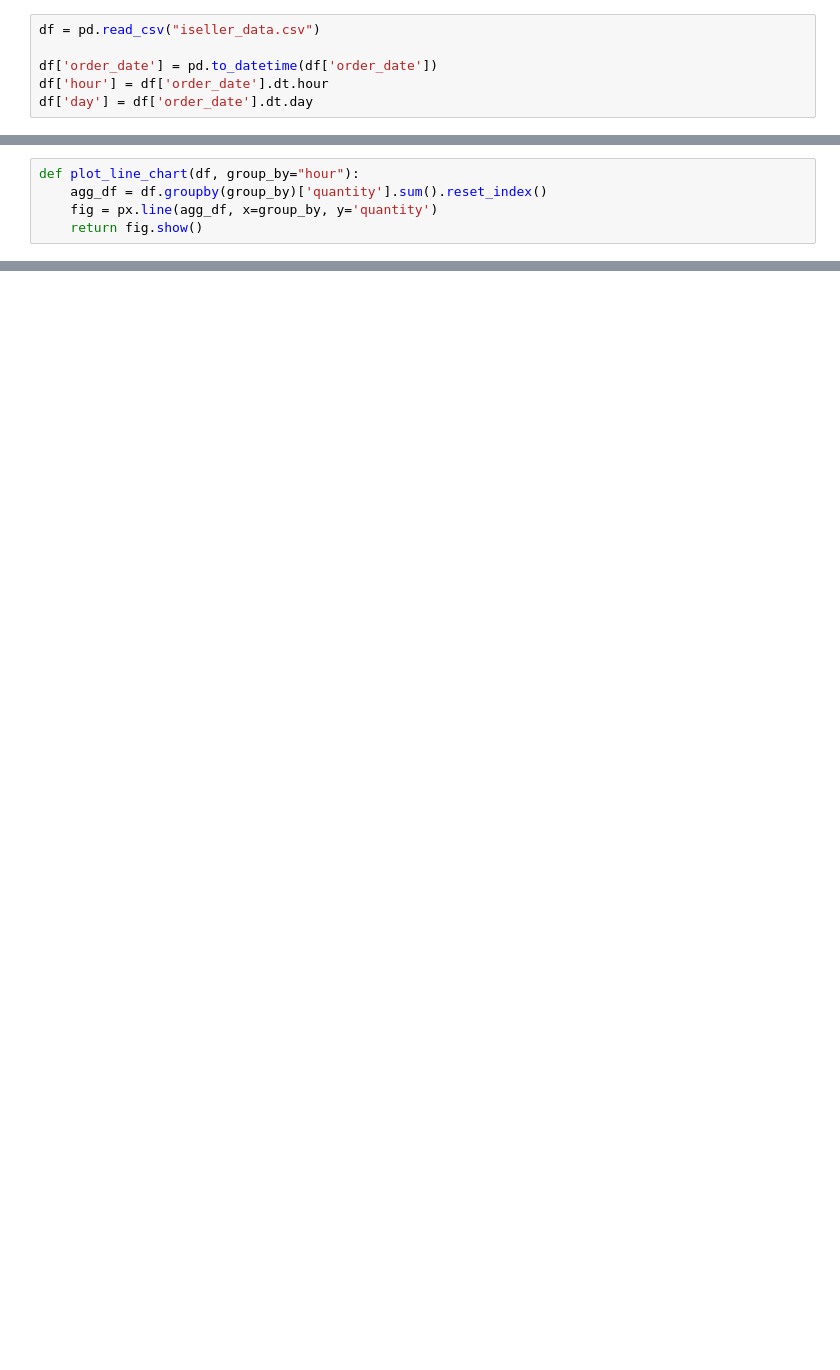
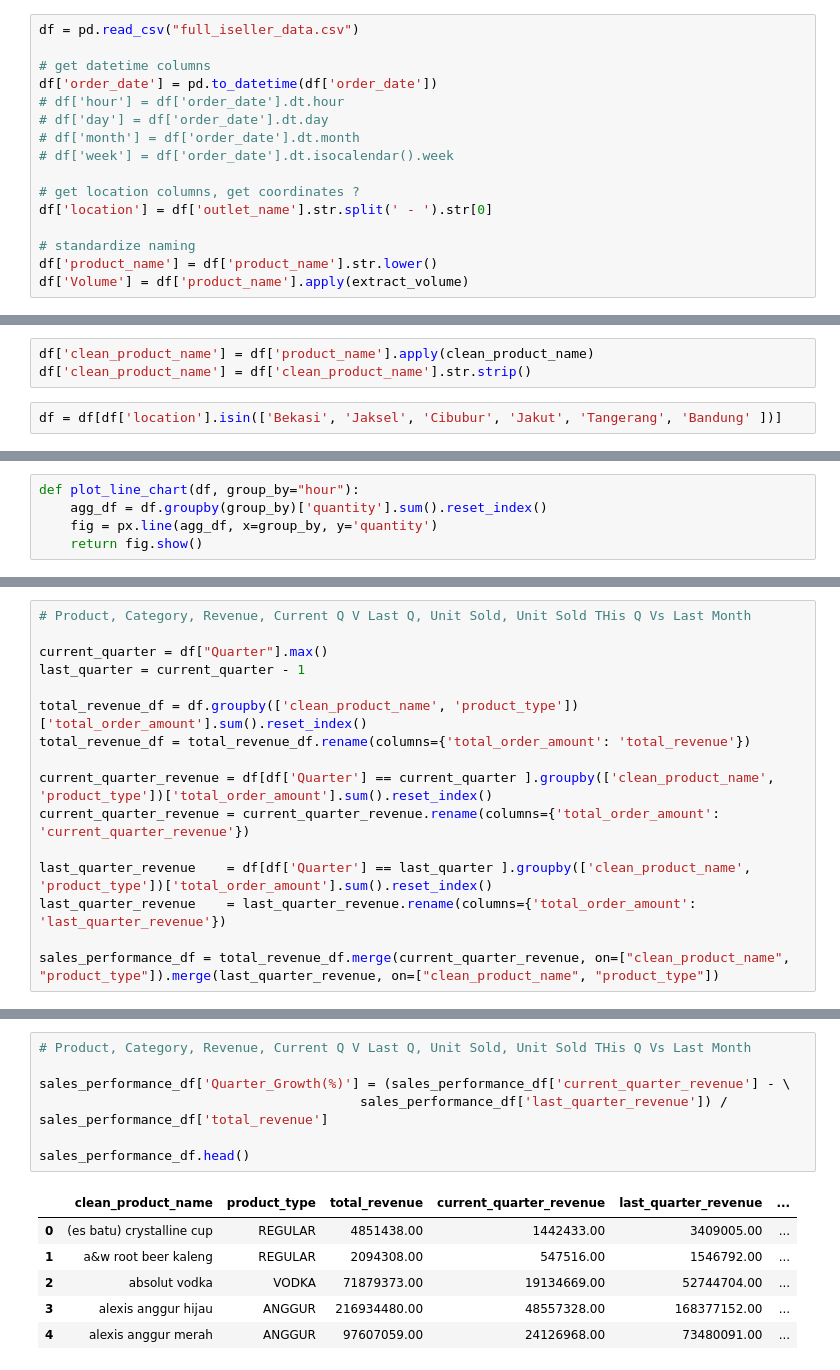
Before and after one commit to shaanbarca/iseller, a Jupyter notebook: plotly_charts.ipynb, the cells around one changed output, grey strips where cells are left out. Saved outputs shown, nothing was run; the diff lists cells and outputs as text; blank space fills up the shorter version.

Commit message:
data cleaning functions ans sales dashboard

```diff
--- a/plotly_charts.ipynb
+++ b/plotly_charts.ipynb
@@ -8,6 +29,16 @@ pd.set_option('display.max_columns', None)
 # %%
-df = pd.read_csv("iseller_data.csv")
+df = pd.read_csv("full_iseller_data.csv")
 
+# get datetime columns
 df['order_date'] = pd.to_datetime(df['order_date'])
-df['hour'] = df['order_date'].dt.hour
-df['day'] = df['order_date'].dt.day
+# df['hour'] = df['order_date'].dt.hour
+# df['day'] = df['order_date'].dt.day
+# df['month'] = df['order_date'].dt.month
+# df['week'] = df['order_date'].dt.isocalendar().week
+
+# get location columns, get coordinates ?
+df['location'] = df['outlet_name'].str.split(' - ').str[0]
+
+# standardize naming
+df['product_name'] = df['product_name'].str.lower()
+df['Volume'] = df['product_name'].apply(extract_volume)
@@ -14,3 +47,8 @@ df['day'] = df['order_date'].dt.day
+# %%
+df['clean_product_name'] = df['product_name'].apply(clean_product_name)
+df['clean_product_name'] = df['clean_product_name'].str.strip()
+# %%
+df = df[df['location'].isin(['Bekasi', 'Jaksel', 'Cibubur', 'Jakut', 'Tangerang', 'Bandung' ])]
 # %%
 def filter_dataframe(df, date_start=None, date_end=None, product_category=None, product_name=None):
     filtered_df = df.copy()  # Create a copy to avoid modifying the original DataFrame
@@ -80,0 +132,16 @@ product_quantity.tail()
+# %%
+# Product, Category, Revenue, Current Q V Last Q, Unit Sold, Unit Sold THis Q Vs Last Month
+
+current_quarter = df["Quarter"].max()
+last_quarter = current_quarter - 1
+
+total_revenue_df = df.groupby(['clean_product_name', 'product_type'])['total_order_amount'].sum().reset_index()
+total_revenue_df = total_revenue_df.rename(columns={'total_order_amount': 'total_revenue'})
+
+current_quarter_revenue = df[df['Quarter'] == current_quarter ].groupby(['clean_product_name', 'product_type'])['total_order_amount'].sum().reset_index()
+current_quarter_revenue = current_quarter_revenue.rename(columns={'total_order_amount': 'current_quarter_revenue'})
+
+last_quarter_revenue    = df[df['Quarter'] == last_quarter ].groupby(['clean_product_name', 'product_type'])['total_order_amount'].sum().reset_index()
+last_quarter_revenue    = last_quarter_revenue.rename(columns={'total_order_amount': 'last_quarter_revenue'})
+
+sales_performance_df = total_revenue_df.merge(current_quarter_revenue, on=["clean_product_name", "product_type"]).merge(last_quarter_revenue, on=["clean_product_name", "product_type"])
@@ -80,0 +152,14 @@ product_quantity.tail()
+# %%
+# Product, Category, Revenue, Current Q V Last Q, Unit Sold, Unit Sold THis Q Vs Last Month
+
+sales_performance_df['Quarter_Growth(%)'] = (sales_performance_df['current_quarter_revenue'] - \
+                                         sales_performance_df['last_quarter_revenue']) / sales_performance_df['total_revenue']
+
+sales_performance_df.head()
+# %% [output]
+|  | clean_product_name | product_type | total_revenue | current_quarter_revenue | last_quarter_revenue | ... |
+| 0 | (es batu) crystalline cup | REGULAR | 4851438.00 | 1442433.00 | 3409005.00 | ... |
+| 1 | a&w root beer kaleng | REGULAR | 2094308.00 | 547516.00 | 1546792.00 | ... |
+| 2 | absolut vodka | VODKA | 71879373.00 | 19134669.00 | 52744704.00 | ... |
+| 3 | alexis anggur hijau | ANGGUR | 216934480.00 | 48557328.00 | 168377152.00 | ... |
+| 4 | alexis anggur merah | ANGGUR | 97607059.00 | 24126968.00 | 73480091.00 | ... |
```
Also changed, not shown: parts of 17 cells of this notebook, 1 other file.
